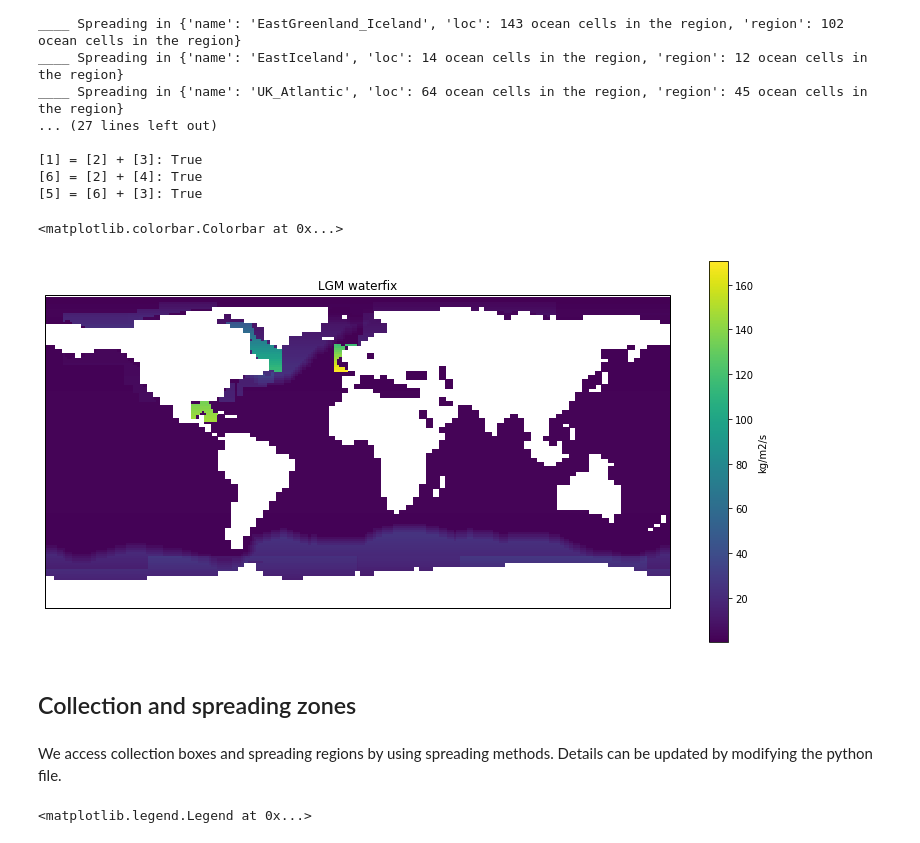
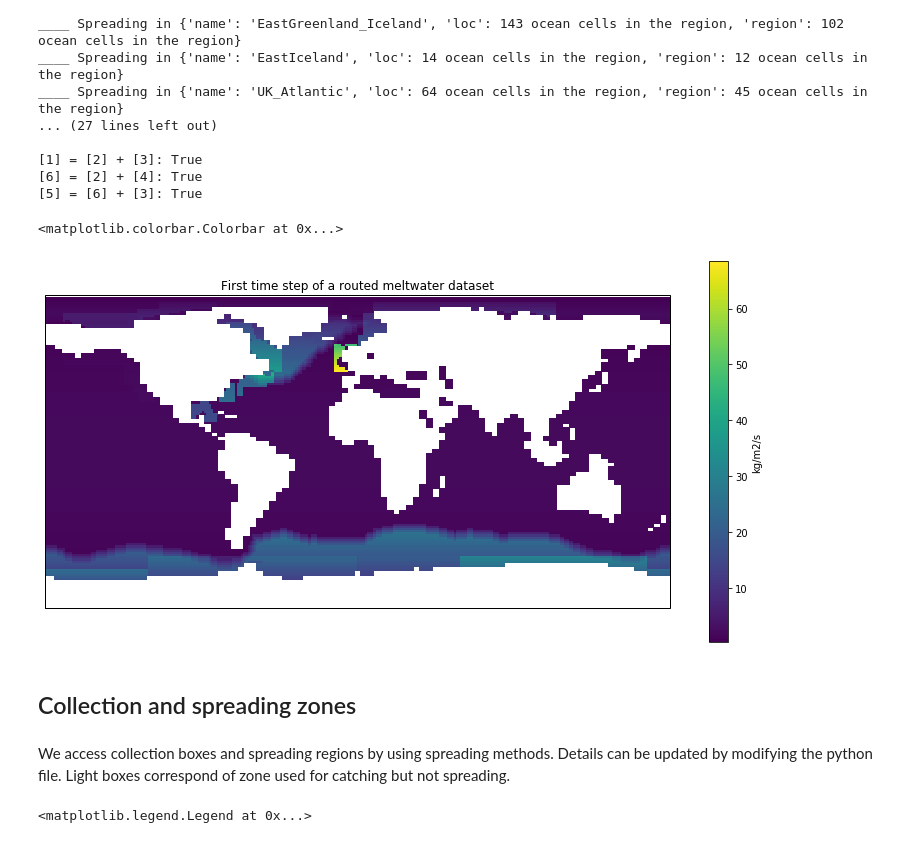
Before and after one commit to Olnavy/mw_protocol, a Jupyter notebook: demo/spreading_demo.ipynb, the cells around one changed output. Saved outputs shown, nothing was run; the diff lists cells and outputs as text; code cells hidden in the pictures.

```diff
--- a/demo/spreading_demo.ipynb
+++ b/demo/spreading_demo.ipynb
@@ -135,17 +140,18 @@ ____ Spreading in {'name': 'UK_Atlantic', 'loc': 64 ocean cells in the region, '
 # %%
 projection_map = ccrs.PlateCarree()
 figMap,axMap = plt.subplots(nrows=1, ncols=1, subplot_kw={'projection':projection_map}, figsize=(14,7))
 
-cmap = axMap.pcolormesh(lon_hadcm3_b, lat_hadcm3_b, saving.masking_method(spreaded_mw[40], lsm), transform=ccrs.PlateCarree())
+# Masking method is necessary to transform 0 to nan.
+cmap = axMap.pcolormesh(lon_hadcm3_b, lat_hadcm3_b, saving.masking_method(discharge_spreaded[0], lsm), transform=ccrs.PlateCarree())
 axMap.set_global()
-axMap.set_title("LGM waterfix")
+axMap.set_title("First time step of a routed meltwater dataset")
 figMap.colorbar(mappable=cmap, ax=axMap, label="kg/m2/s")
 # %% [output]
 <matplotlib.colorbar.Colorbar at 0x...>
-[figure, old version]
+[figure, new version]
 # %% [markdown]
 ## Collection and spreading zones
 # %% [markdown]
-We access collection boxes and spreading regions by using spreading methods. Details can be updated by modifying the python file.
+We access collection boxes and spreading regions by using spreading methods. Details can be updated by modifying the python file. Light boxes correspond of zone used for catching but not spreading.
 # %%
 cb = spreading.generate_collection_boxes()
```
Also changed, not shown: parts of 7 cells of this notebook, 3 other files.
